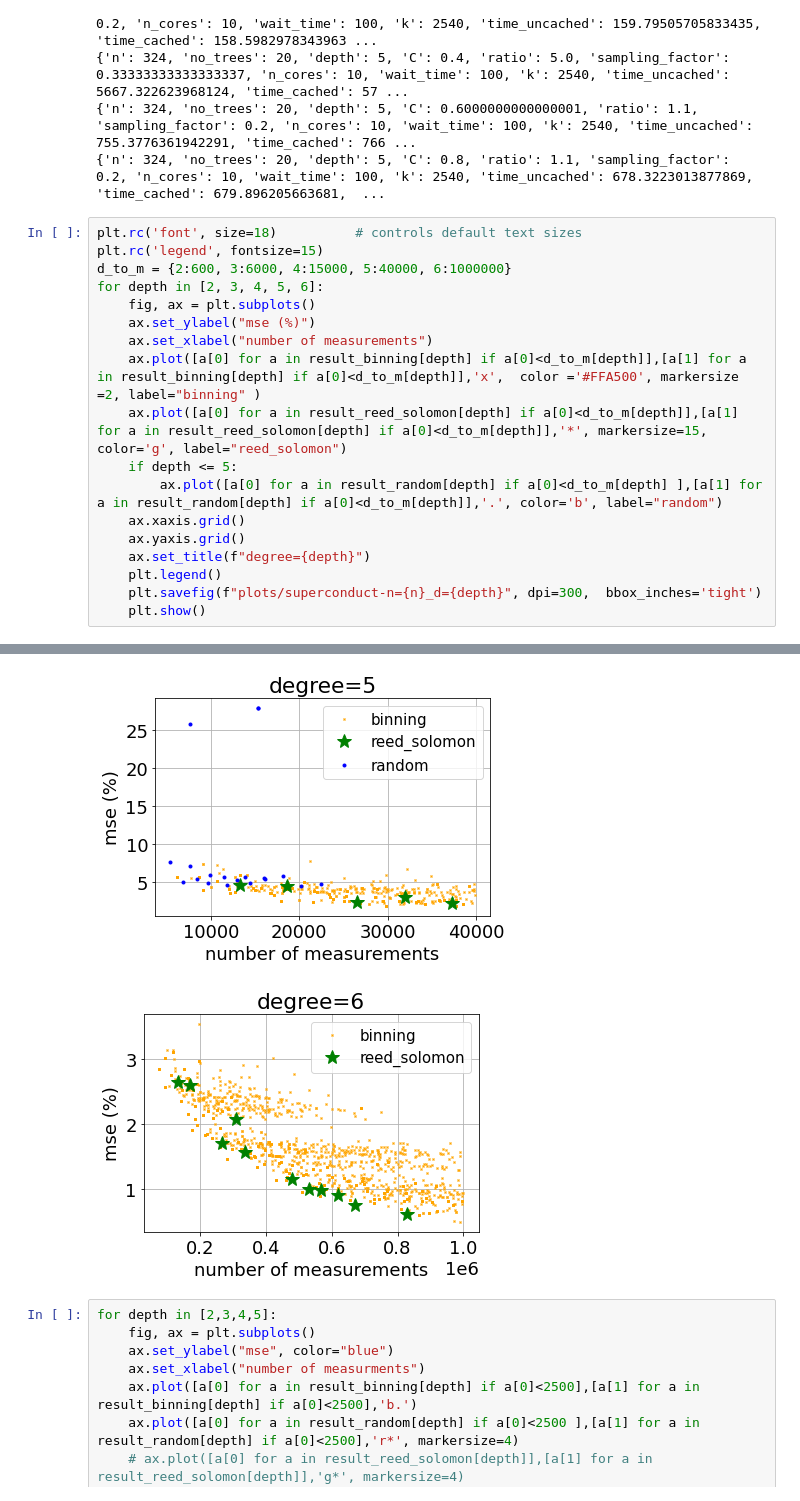
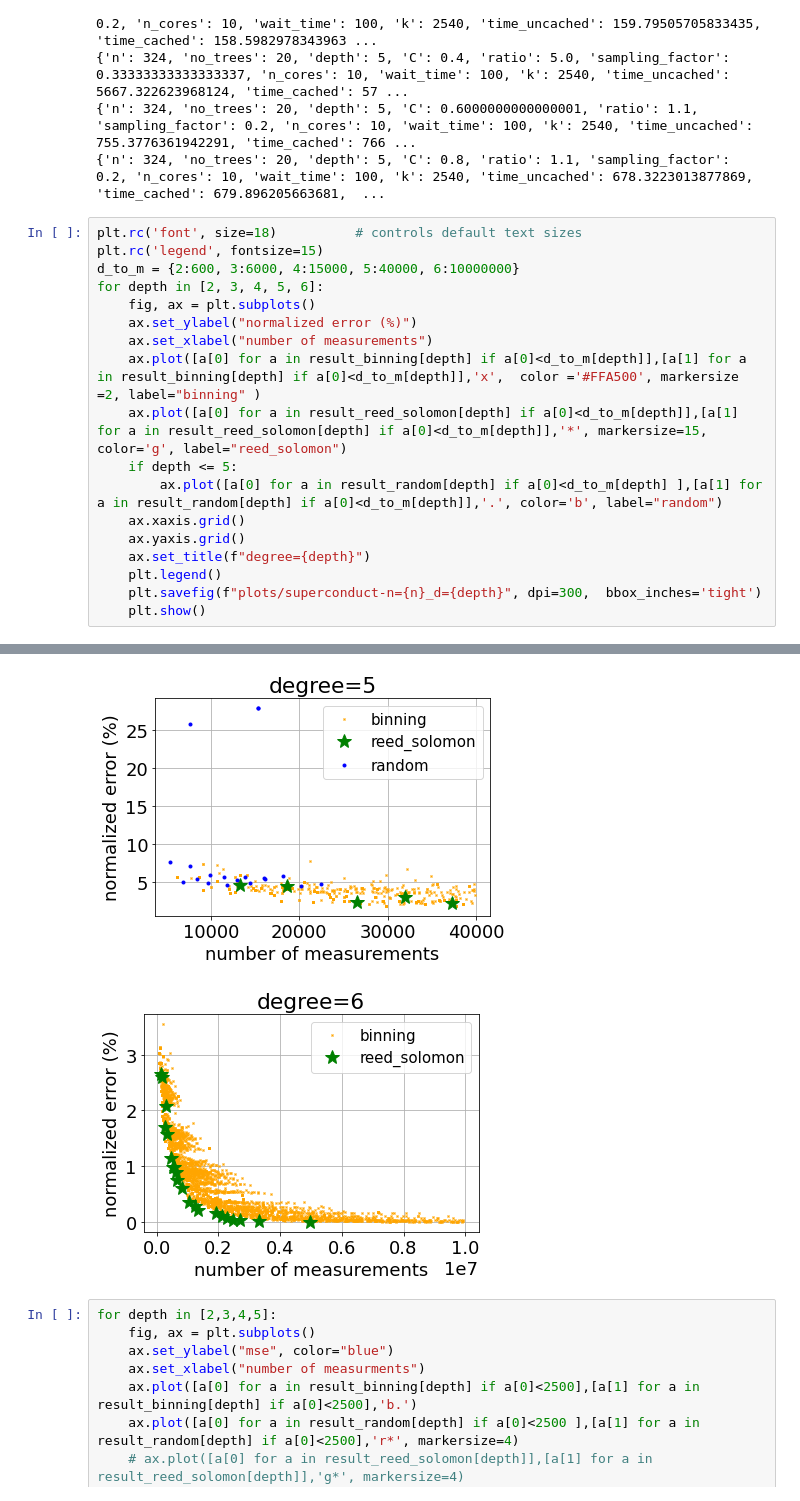
Before and after one commit to andisheh94/sparse_fourier_and_cs_on_xgboost, a Jupyter notebook: learning_boolean_functions/plotter/plotter-superconduct.ipynb, the cells around one changed output, grey strips where cells are left out. Drawn from its saved outputs; the diff is of its cells as text.

```diff
--- a/learning_boolean_functions/plotter/plotter-superconduct.ipynb
+++ b/learning_boolean_functions/plotter/plotter-superconduct.ipynb
@@ -267,10 +267,10 @@ for depth in [2,3,4,5]:
 # %%
 plt.rc('font', size=18)          # controls default text sizes
 plt.rc('legend', fontsize=15)
-d_to_m = {2:600, 3:6000, 4:15000, 5:40000, 6:1000000}
+d_to_m = {2:600, 3:6000, 4:15000, 5:40000, 6:10000000}
 for depth in [2, 3, 4, 5, 6]:
     fig, ax = plt.subplots()
-    ax.set_ylabel("mse (%)")
+    ax.set_ylabel("normalized error (%)")
     ax.set_xlabel("number of measurements")
     ax.plot([a[0] for a in result_binning[depth] if a[0]<d_to_m[depth]],[a[1] for a in result_binning[depth] if a[0]<d_to_m[depth]],'x',  color ='#FFA500', markersize =2, label="binning" )
     ax.plot([a[0] for a in result_reed_solomon[depth] if a[0]<d_to_m[depth]],[a[1] for a in result_reed_solomon[depth] if a[0]<d_to_m[depth]],'*', markersize=15, color='g', label="reed_solomon")
@@ -289,5 +289,5 @@ for depth in [2, 3, 4, 5, 6]:
-[figure, old version]
+[figure, new version]
-[figure, old version]
+[figure, new version]
 # %%
 for depth in [2,3,4,5]:
     fig, ax = plt.subplots()
```
Also changed, not shown: parts of 1 cell of this notebook, 13 other files.
